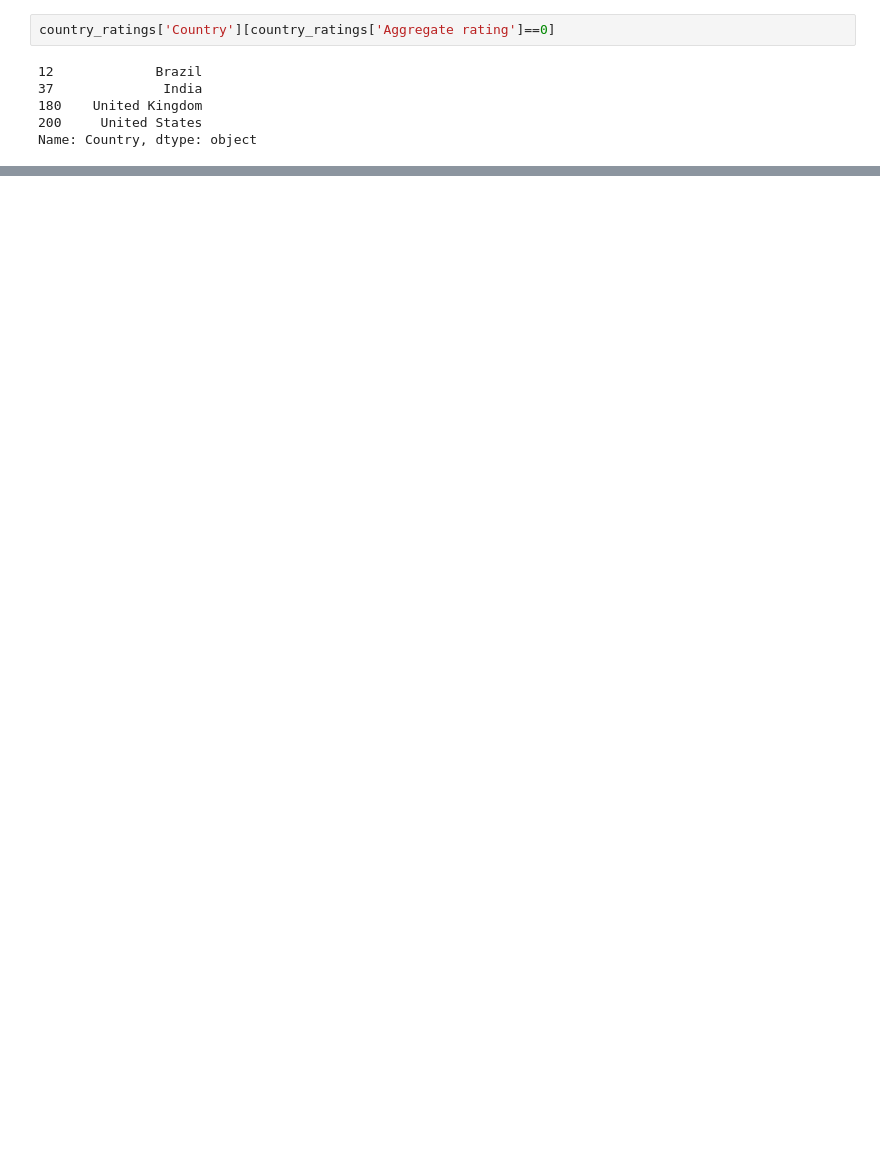
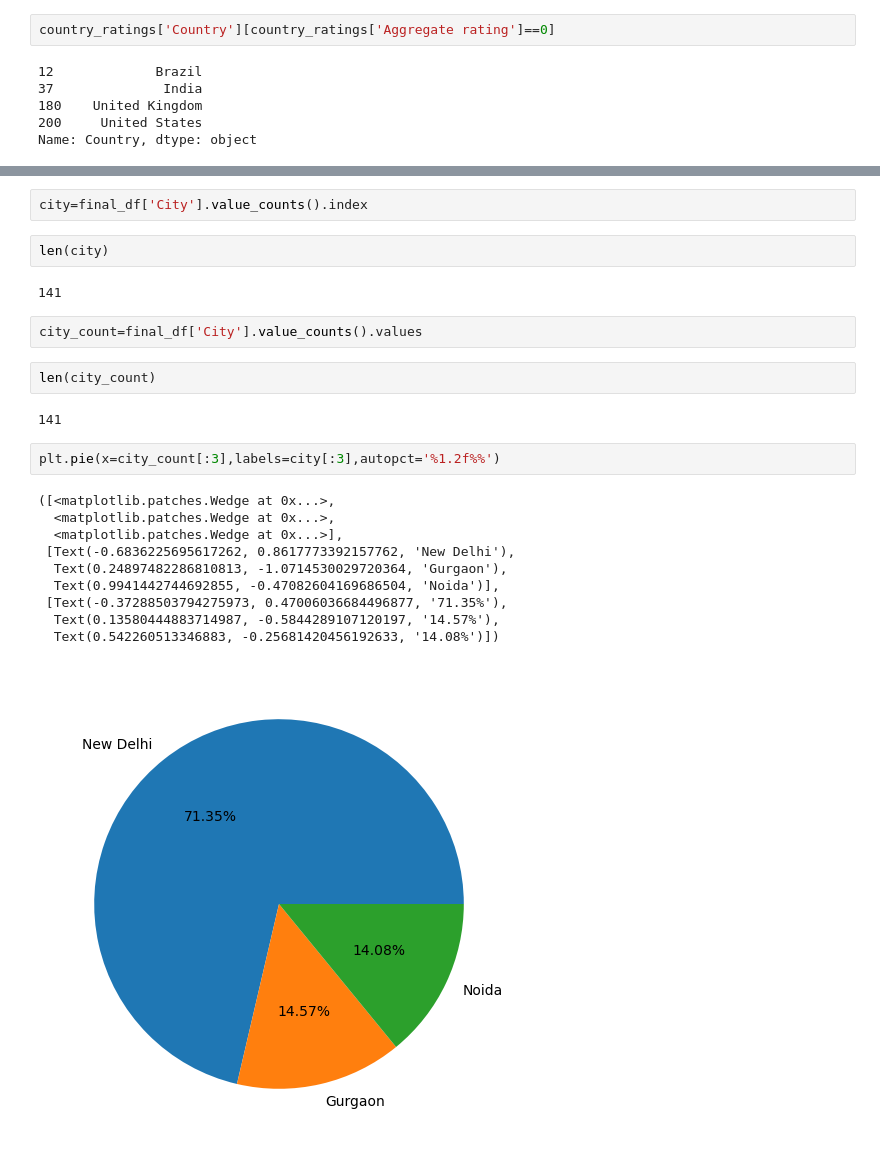
Before and after one commit to AbhijeetPhD/Exploratory_DataAnalysis, a Jupyter notebook: EDA_Zomato.ipynb, the cells around one changed output, grey strips where cells are left out. Cells and saved outputs as stored; diff of their text form; blank space fills up the shorter version.

```diff
--- a/EDA_Zomato.ipynb
+++ b/EDA_Zomato.ipynb
@@ -274,0 +346,25 @@ Name: Country, dtype: object
+# %%
+city=final_df['City'].value_counts().index
+# %%
+len(city)
+# %% [output]
+141
+# %%
+city_count=final_df['City'].value_counts().values
+# %%
+len(city_count)
+# %% [output]
+141
+# %%
+plt.pie(x=city_count[:3],labels=city[:3],autopct='%1.2f%%')
+# %% [output]
+([<matplotlib.patches.Wedge at 0x...>,
+  <matplotlib.patches.Wedge at 0x...>,
+  <matplotlib.patches.Wedge at 0x...>],
+ [Text(-0.6836225695617262, 0.8617773392157762, 'New Delhi'),
+  Text(0.24897482286810813, -1.0714530029720364, 'Gurgaon'),
+  Text(0.9941442744692855, -0.47082604169686504, 'Noida')],
+ [Text(-0.37288503794275973, 0.47006036684496877, '71.35%'),
+  Text(0.13580444883714987, -0.5844289107120197, '14.57%'),
+  Text(0.542260513346883, -0.25681420456192633, '14.08%')])
+[figure, added]
```
Also changed, not shown: parts of 10 cells of this notebook, 3 other files.
